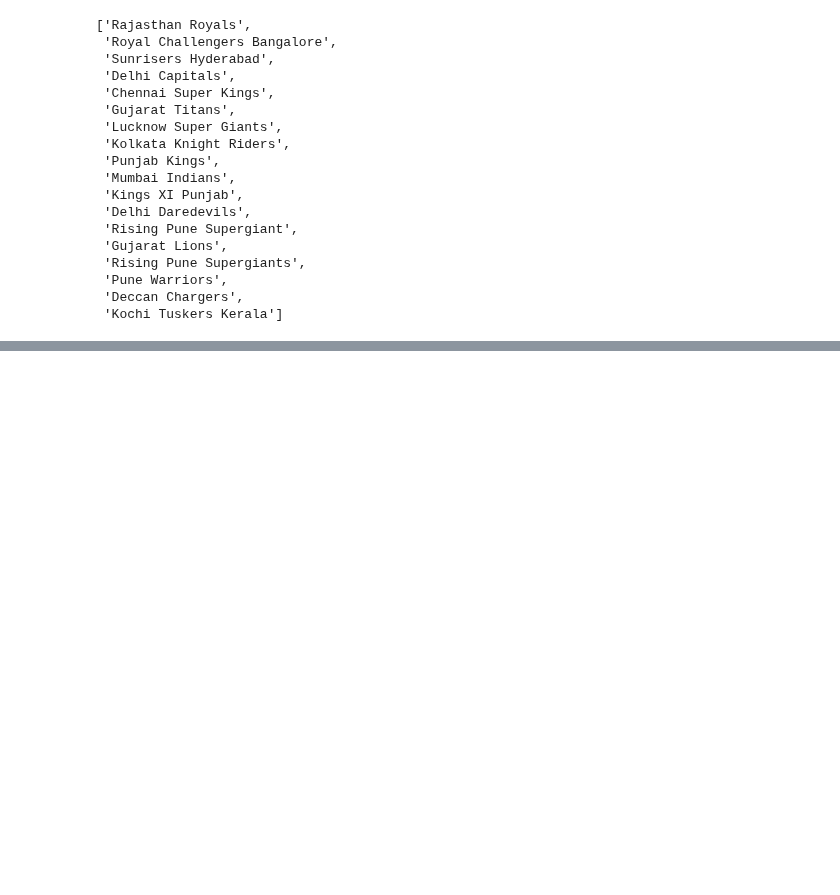
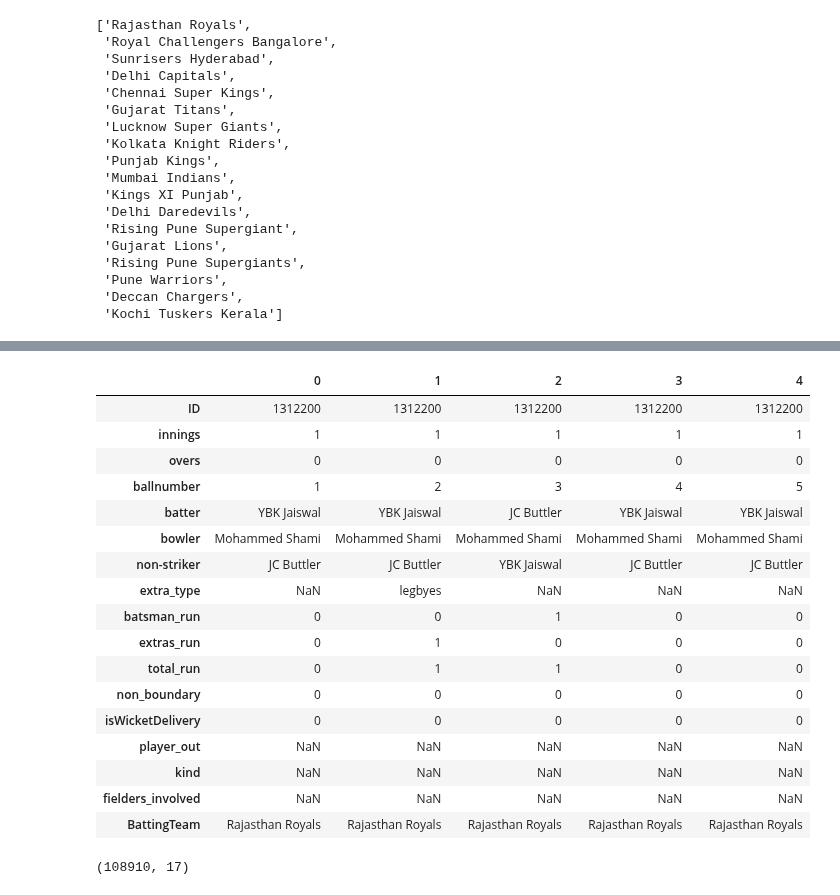
Before and after one commit to bainskarman/projects, a Jupyter notebook: IPL Winner Prediction/notebook.ipynb, the cells around one changed output, grey strips where cells are left out. Drawn from its saved outputs; the diff is of its cells as text; code cells hidden in the pictures; blank space fills up the shorter version.

Commit message:
Batting Team

```diff
--- a/IPL Winner Prediction/notebook.ipynb
+++ b/IPL Winner Prediction/notebook.ipynb
@@ -146,0 +174,21 @@ SyntaxError: incomplete input (3647618740.py, line 1)
+# %%
+deliveries.head(5).T
+# %% [output]
+|  | 0 | 1 | 2 | 3 | 4 |
+| ID | 1312200 | 1312200 | 1312200 | 1312200 | 1312200 |
+| innings | 1 | 1 | 1 | 1 | 1 |
+| overs | 0 | 0 | 0 | 0 | 0 |
+| ballnumber | 1 | 2 | 3 | 4 | 5 |
+| batter | YBK Jaiswal | YBK Jaiswal | JC Buttler | YBK Jaiswal | YBK Jaiswal |
+| bowler | Mohammed Shami | Mohammed Shami | Mohammed Shami | Mohammed Shami | Mohammed Shami |
+| non-striker | JC Buttler | JC Buttler | YBK Jaiswal | JC Buttler | JC Buttler |
+| extra_type | NaN | legbyes | NaN | NaN | NaN |
+| batsman_run | 0 | 0 | 1 | 0 | 0 |
+| extras_run | 0 | 1 | 0 | 0 | 0 |
+| total_run | 0 | 1 | 1 | 0 | 0 |
+| non_boundary | 0 | 0 | 0 | 0 | 0 |
+| isWicketDelivery | 0 | 0 | 0 | 0 | 0 |
+| player_out | NaN | NaN | NaN | NaN | NaN |
+| kind | NaN | NaN | NaN | NaN | NaN |
+| fielders_involved | NaN | NaN | NaN | NaN | NaN |
+| BattingTeam | Rajasthan Royals | Rajasthan Royals | Rajasthan Royals | Rajasthan Royals | Rajasthan Royals |
@@ -146,0 +197,5 @@ SyntaxError: incomplete input (3647618740.py, line 1)
+# %%
+deliveries=deliveries[deliveries['innings']==2]
+deliveries.shape
+# %% [output]
+(108910, 17)
```
Also changed, not shown: parts of 34 cells of this notebook.
